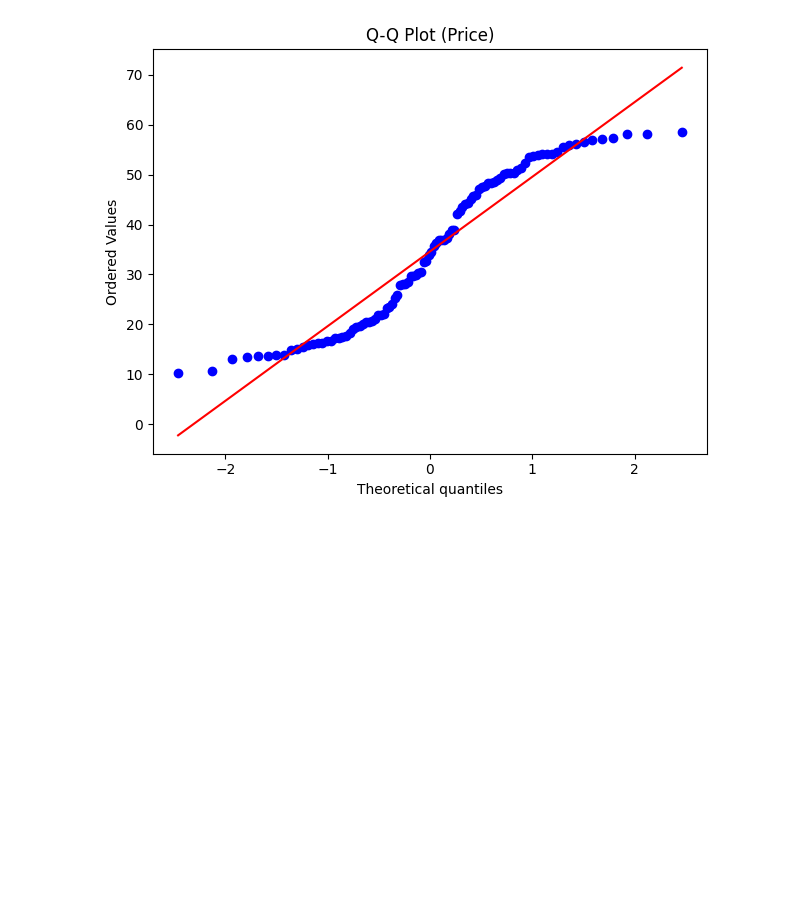
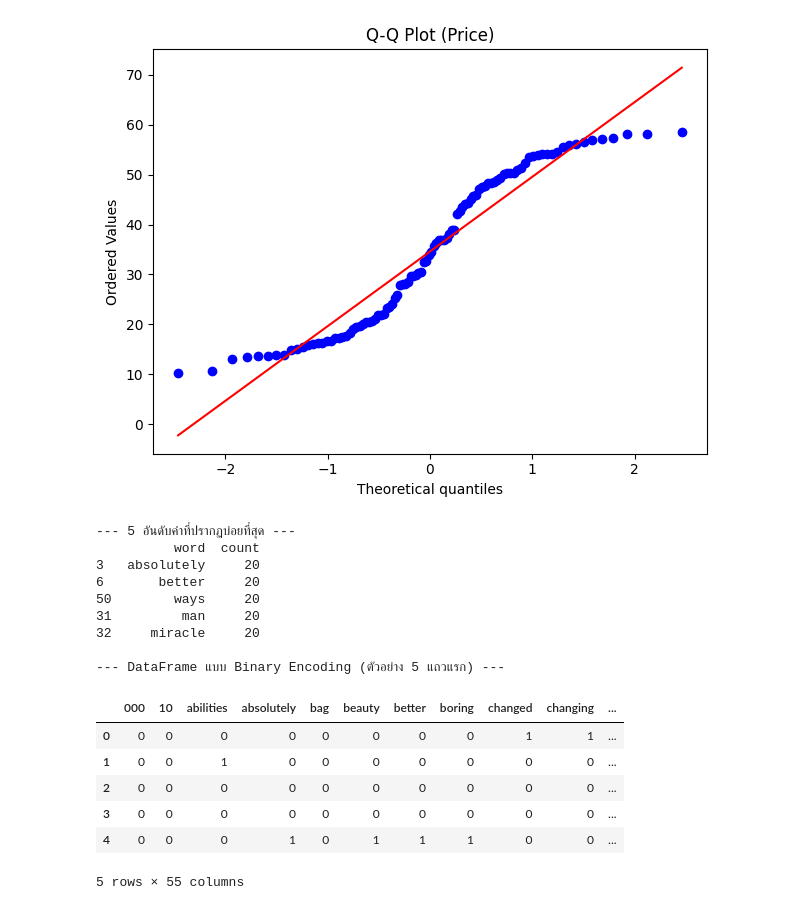
Before and after one commit to apcyssr/2026_Spring_KBU, a Jupyter notebook: 20260403_APICHAYA.ipynb, the cells around one changed output. Cells and saved outputs as stored; diff of their text form; code cells hidden in the pictures; blank space fills up the shorter version.

```diff
--- a/20260403_APICHAYA.ipynb
+++ b/20260403_APICHAYA.ipynb
@@ -110,3 +110,62 @@ Shapiro-Wilk Statistic: 0.9158
 p-value: 0.0000
 결론: p-value <= 0.05 이므로 정규분포를 따른다고 볼 수 없습니다. (H0 기각)
 [figure]
+# %%
+import requests
+from bs4 import BeautifulSoup
+import pandas as pd
+from sklearn.feature_extraction.text import CountVectorizer
+
+# 1. Scraping ข้อมูลจากหน้า 1 ถึง 10
+quotes_list = []
+base_url = "https://quotes.toscrape.com/"
+
+for page in range(1, 11):
+    res = requests.get(base_url.format(page))
+    soup = BeautifulSoup(res.text, 'html.parser')
+    quotes = soup.select('span.text')
+    for quote in quotes:
+        quotes_list.append(quote.get_text())
+
+# 2. ทำ CountVectorizer เพื่อหาคำที่ปรากฏบ่อยที่สุด 5 อันดับ
+# (ใช้ stop_words='english' เพื่อตัดคำเชื่อมทั่วไปออก เช่น the, is, in)
+vectorizer = CountVectorizer(stop_words='english')
+X = vectorizer.fit_transform(quotes_list)
+
+# รวมความถี่ของแต่ละคำ
+word_freq = pd.DataFrame({
+    'word': vectorizer.get_feature_names_out(), # เวอร์ชั่นใหม่ใช้ get_feature_names_out()
+    'count': X.toarray().sum(axis=0)
+})
+
+top_5_words = word_freq.sort_values(by='count', ascending=False).head(5)
+
+# 3. สร้าง DataFrame แบบ Binary Encoding (ปรากฏ=1, ไม่ปรากฏ=0)
+# ปรับให้เป็น Binary โดยใช้ binary=True ใน CountVectorizer
+binary_vectorizer = CountVectorizer(binary=True, stop_words='english')
+X_binary = binary_vectorizer.fit_transform(quotes_list)
+
+df_binary = pd.DataFrame(X_binary.toarray(), columns=binary_vectorizer.get_feature_names_out())
+
+# แสดงผลลัพธ์
+print("--- 5 อันดับคำที่ปรากฏบ่อยที่สุด ---")
+print(top_5_words)
+print("\n--- DataFrame แบบ Binary Encoding (ตัวอย่าง 5 แถวแรก) ---")
+display(df_binary.head())
+# %% [output]
+--- 5 อันดับคำที่ปรากฏบ่อยที่สุด ---
+          word  count
+3   absolutely     20
+6       better     20
+50        ways     20
+31         man     20
+32     miracle     20
+
+--- DataFrame แบบ Binary Encoding (ตัวอย่าง 5 แถวแรก) ---
+|  | 000 | 10 | abilities | absolutely | bag | beauty | better | boring | changed | changing | ... |
+| 0 | 0 | 0 | 0 | 0 | 0 | 0 | 0 | 0 | 1 | 1 | ... |
+| 1 | 0 | 0 | 1 | 0 | 0 | 0 | 0 | 0 | 0 | 0 | ... |
+| 2 | 0 | 0 | 0 | 0 | 0 | 0 | 0 | 0 | 0 | 0 | ... |
+| 3 | 0 | 0 | 0 | 0 | 0 | 0 | 0 | 0 | 0 | 0 | ... |
+| 4 | 0 | 0 | 0 | 1 | 0 | 1 | 1 | 1 | 0 | 0 | ... |
+5 rows × 55 columns
```
